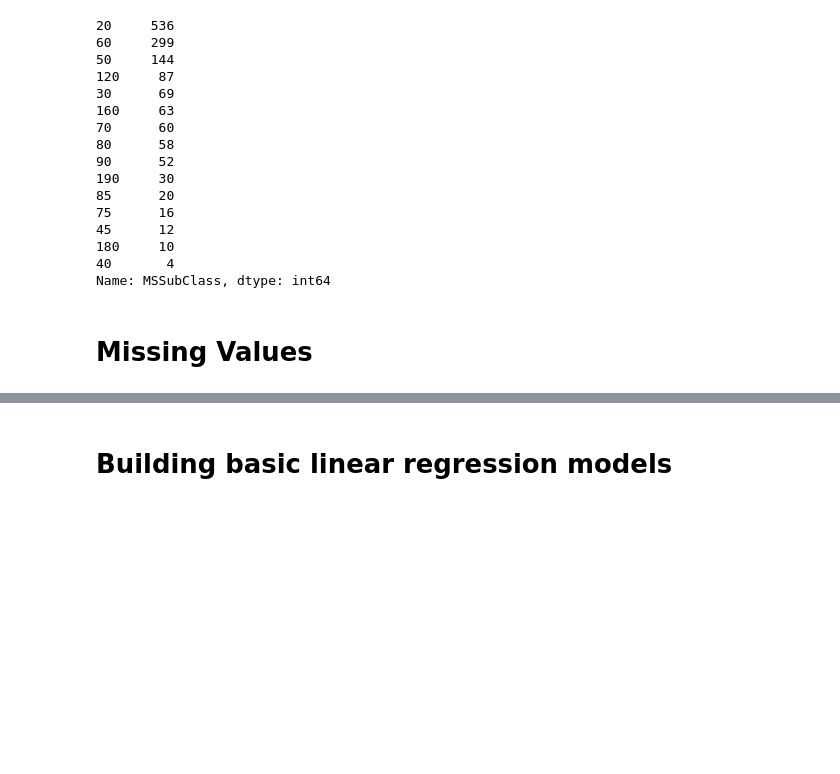
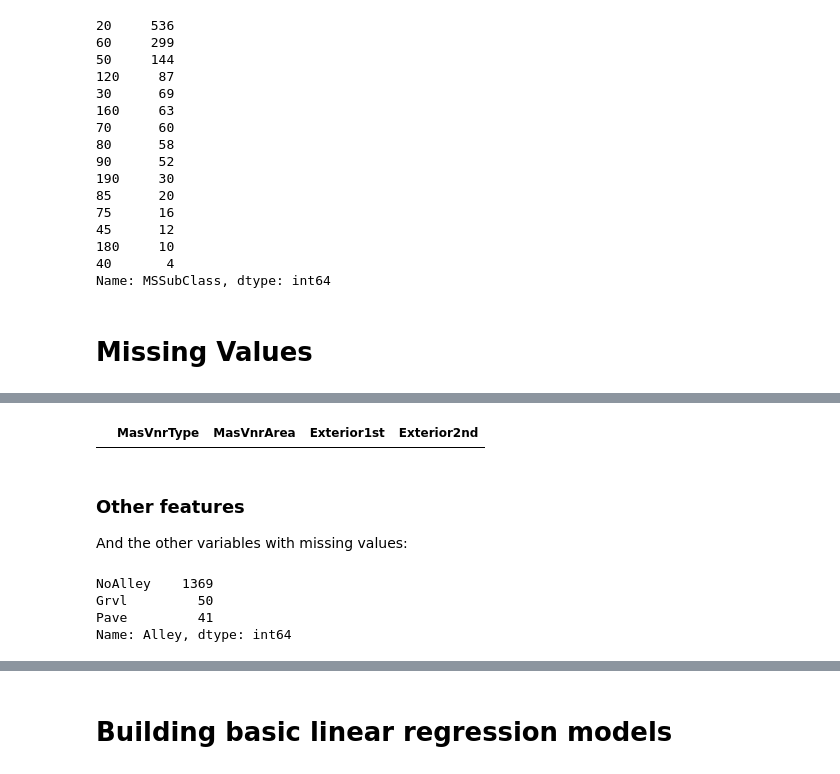
Before and after one commit to jmwagstaff/House-Prices, a Jupyter notebook: HousePrices.ipynb, the cells around one changed output, grey strips where cells are left out. Drawn from its saved outputs; the diff is of its cells as text; code cells hidden in the pictures; blank space fills up the shorter version.

```diff
--- a/HousePrices.ipynb
+++ b/HousePrices.ipynb
@@ -247,0 +448,46 @@ Name: MSSubClass, dtype: int64
+# %%
+# We start by creating a Exterior index for the relevant categories
+indExt = pd.Index(['MasVnrType', 'MasVnrArea', 'Exterior1st', 'Exterior2nd'])
+
+# Let's look at the problem observations
+pd.concat([trainData[trainData.isnull()[indExt].any(axis=1)][indExt],
+           testData[testData.isnull()[indExt].any(axis=1)][indExt]])
+
+# Here we assume that missing values for 'MasVnrArea' correspond to No Veneer, see data description
+trainData.loc[:, 'MasVnrArea'] = trainData.loc[:, 'MasVnrArea'].fillna(0.0)
+testData.loc[:, 'MasVnrArea'] = testData.loc[:, 'MasVnrArea'].fillna(0.0)
+
+# Assume if 'MasVnrArea' is zero, then MasVnrType should be set to "None".
+
+# First create logical vector:
+zeroV_train = trainData['MasVnrArea']==0
+zeroV_test = testData['MasVnrArea']==0
+
+# Fill in missing values for the categorical vars:
+trainData.loc[zeroV_train, indExt[[0]] ] = trainData.loc[zeroV_train, indExt[[0]] ].fillna("None")
+testData.loc[zeroV_test, indExt[[0]] ] = testData.loc[zeroV_test, indExt[[0]] ].fillna("None")
+
+# We are then left with two obs with missing values:
+pd.concat([trainData[trainData.isnull()[indExt].any(axis=1)][indExt],
+           testData[testData.isnull()[indExt].any(axis=1)][indExt]])
+
+# The most common 'MasVnrType' after 'None' is 'BrkFace', we can assume this.
+#trainData['MasVnrType'].value_counts()
+testData.loc[:, 'MasVnrType'] = testData.loc[:, 'MasVnrType'].fillna("BrkFace")
+
+# The most common cat for 'Exterior1st' and 'Exterior2nd' is 'VinylSd', we can assume these.
+#testData['Exterior1st'].value_counts()
+testData.loc[:, indExt[[2, 3]] ] = testData.loc[:, indExt[[2, 3]] ].fillna("VinylSd")
+
+pd.concat([trainData[trainData.isnull()[indExt].any(axis=1)][indExt],
+           testData[testData.isnull()[indExt].any(axis=1)][indExt]])
+
+# That's it for this group!
+
+# Note: Here perhaps it's better to use some other imputing method, such as nearest neighbours
+# %% [output]
+|  | MasVnrType | MasVnrArea | Exterior1st | Exterior2nd |
+# %% [markdown]
+### Other features
+
+And the other variables with missing values:
@@ -247,0 +503,11 @@ Name: MSSubClass, dtype: int64
+# %%
+# Alley 1369 1352: Type of alley access. (Cat, NA No alley access)
+# There is no NoAlley category, let's create one
+trainData.loc[:, 'Alley'] = trainData.loc[:, 'Alley'].fillna("NoAlley")
+testData.loc[:, 'Alley'] = testData.loc[:, 'Alley'].fillna("NoAlley")
+trainData['Alley'].value_counts()
+# %% [output]
+NoAlley    1369
+Grvl         50
+Pave         41
+Name: Alley, dtype: int64
```
Also changed, not shown: parts of 22 cells of this notebook, 1 other file.
